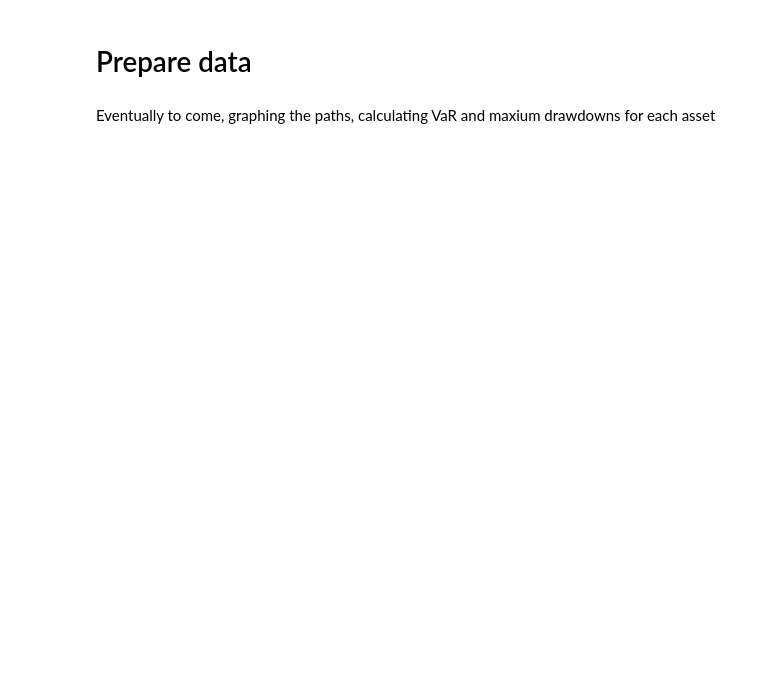
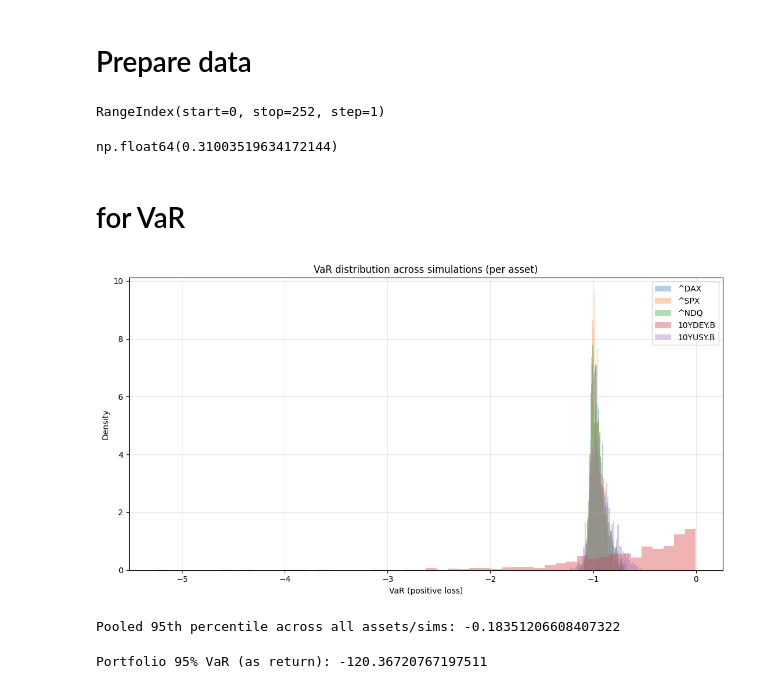
Before and after one commit to AbdelLaar/Copula-Modeling, a Jupyter notebook: copula.ipynb, the cells around one changed output. Saved outputs shown, nothing was run; the diff lists cells and outputs as text; code cells hidden in the pictures; blank space fills up the shorter version.

```diff
--- a/copula.ipynb
+++ b/copula.ipynb
@@ -70,8 +34,9 @@ def recalibrate_returns(dicito, mu, sigma, print_names: bool = False):
 # %%
 # read data
 # Fallback data, we will eventually use the indices data when we gather all of it
-data = pd.read_excel("10_asset_prices.xlsx").set_index("Date")
-log_data = to_log_returns(data)
+# data = pd.read_excel("10_asset_prices.xlsx").set_index("Date")
+data = closes
+log_data = hpc.to_log_returns(data)
 # If we only want monthly data we can resample
 # monthly = (1 + data).resample("M").prod() - 1
 
@@ -79,7 +44,7 @@ log_data = to_log_returns(data)
 data_standard = (log_data - log_data.mean()) / log_data.std()
 # %%
 df = data_standard.copy()
-df = df.apply(lambda col: t_winsorize(col))
+df = df.apply(lambda col: hpc.t_winsorize(col))
 
 U = pv.to_pseudo_obs(df.to_numpy())
 
@@ -120,6 +85,40 @@ for j, col in enumerate(cols):
     simulated_dict_vine[col].loc[:,:] = U_asset
 # %%
 # This is wrong but just a placeholder for now, we recalibrate with mean and vol
-recalibrated_sim = recalibrate_returns(simulated_dict_vine, log_data.mean(), log_data.std())
+recalibrated_sim = hpc.recalibrate_returns(simulated_dict_vine, log_data.mean(), log_data.std())
-# %% [markdown]
-Eventually to come, graphing the paths, calculating VaR and maxium drawdowns for each asset
+# %%
+asset_index_dict_vine["^DAX"].index#.dtype
+# %% [output]
+RangeIndex(start=0, stop=252, step=1)
+# %%
+asset_index_dict_vine = hpc.prepare_dictionary_of_assets(recalibrated_sim)
+mdd_vine, mdd_step_vine = hpc.calculate_mdd_for_sim(asset_index_dict_vine)
+# %%
+np.quantile(mdd_vine["^DAX"], q = 0.99)
+# %% [output]
+np.float64(0.31003519634172144)
+# %% [markdown]
+# for VaR
+# %%
+# returns_dict = {"AssetA": dfA, "AssetB": dfB, ...}  # each df: rows=time, cols=simulations
+var_by_asset = hpc.var_dict(asset_index_dict_vine, alpha=0.05)
+
+# 95th percentile across assets (modifiable)
+var95_across_assets_per_sim, var95_pooled = hpc.var_percentile_across_assets(var_by_asset, pct=0.95)
+
+# plot distributions
+hpc.plot_var_distributions(var_by_asset, bins=50)
+
+print("95th percentile across all assets/sims:", var95_pooled)
+# %% [output]
+[figure, added]
+Pooled 95th percentile across all assets/sims: -0.18351206608407322
+# %%
+weights = {"^DAX": 0.3, "^SPX": 0.3, "^NDQ":0.2, "10YDEY.B": 0.1, "10YUSY.B": 0.1}
+
+port_hr = hpc.portfolio_horizon_returns(recalibrated_sim, weights, kind="log")
+port_VaR_95 = hpc.var_from_horizon_returns(port_hr, alpha=0.95)  # 95% VaR
+
+print("Portfolio 95% VaR:", port_VaR_95)
+# %% [output]
+Portfolio 95% VaR (as return): -120.36720767197511
```
Also changed, not shown: parts of 5 cells of this notebook, 1 other file.
